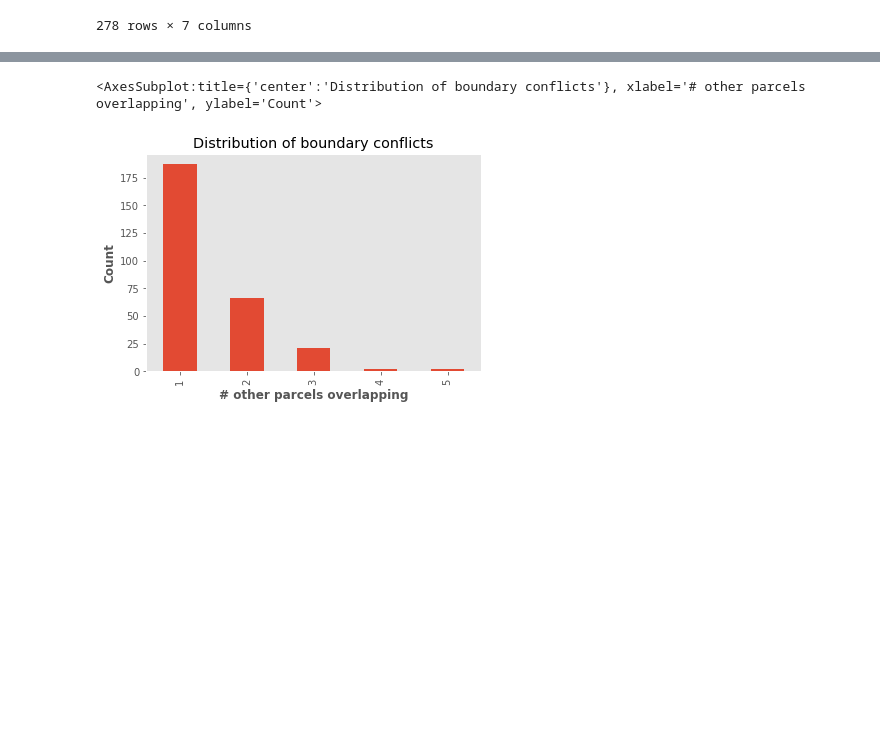
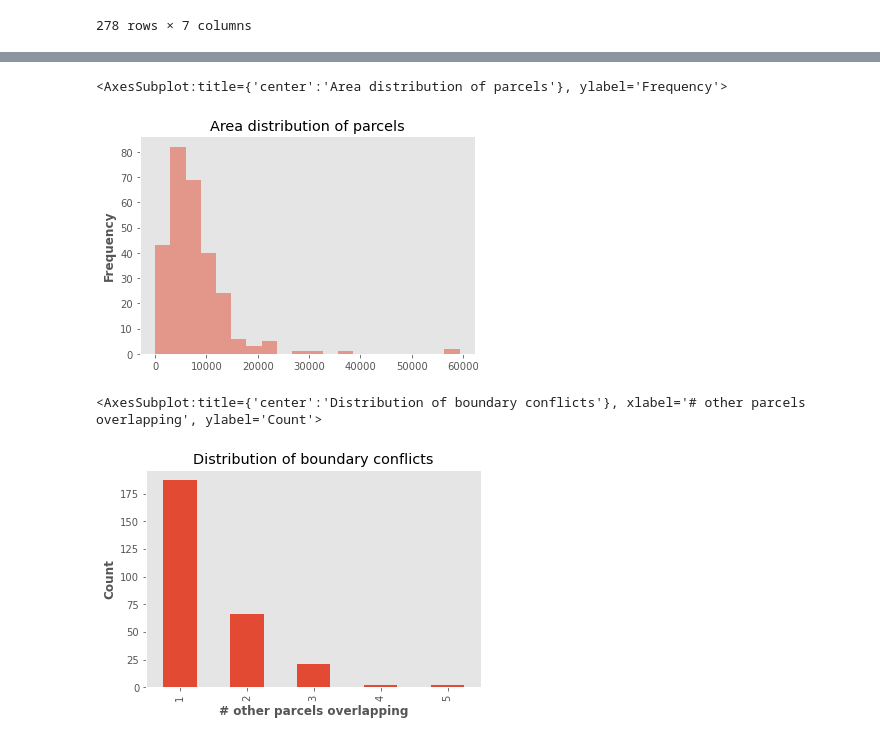
Before and after one commit to mrinalgrover/TakingRoot, a Jupyter notebook: code/OverlapAnalysis.ipynb, the cells around one changed output, grey strips where cells are left out. Drawn from its saved outputs; the diff is of its cells as text; code cells hidden in the pictures; blank space fills up the shorter version.

```diff
--- a/code/OverlapAnalysis.ipynb
+++ b/code/OverlapAnalysis.ipynb
@@ -279,6 +297,12 @@ parcels_df.describe(include="all")
 | unique | 278 | 278 | 278 | 278.000000 | 278.000000 | 5 | 254.00000 |
 | top | 0 | POLYGON ((31.7799618749894 1.8342... | (31.780551029542778, 1.8345343709... | 6522.156451 | 496.212938 | 1 | 163.93015 |
 | freq | 1 | 1 | 1 | 1.000000 | 1.000000 | 187 | 2.00000 |
+# %%
+filtered_parcels = parcels_df[parcels_df["area (m^2)"] <40000000]
+filtered_parcels["area (m^2)"].plot.hist(bins=20, alpha=0.5, title='Area distribution of parcels',x='Area in m2')
+# %% [output]
+<AxesSubplot:title={'center':'Area distribution of parcels'}, ylabel='Frequency'>
+[figure, added]
 # %%
 parcels_df['numConflicts'].value_counts().sort_values(ascending=False).plot(kind = 'bar',
                                                                             title = 'Distribution of boundary conflicts',
```
Also changed, not shown: parts of 14 cells of this notebook.
